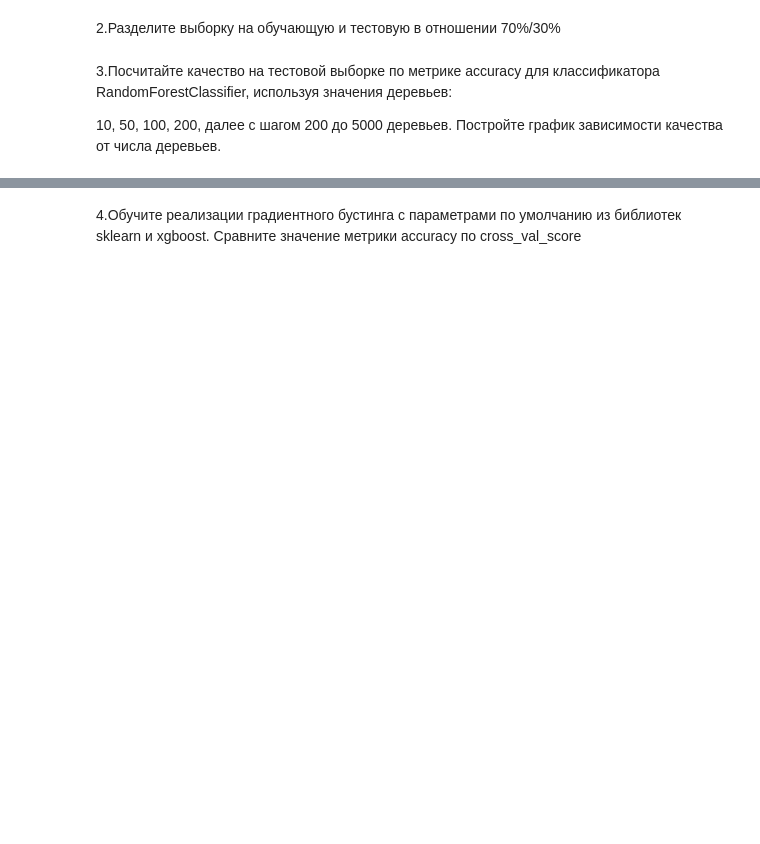
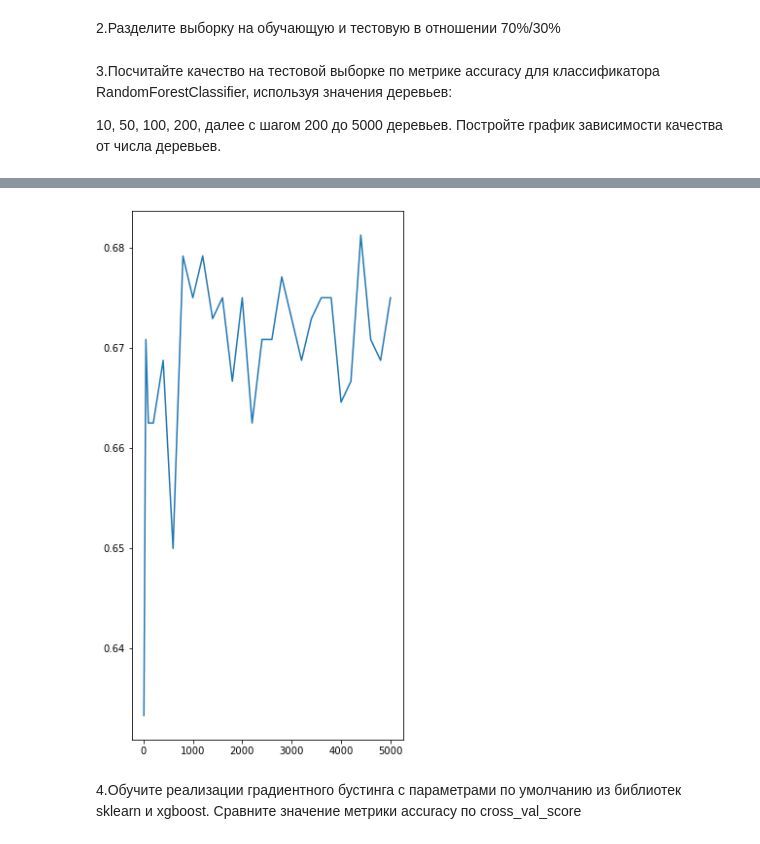
Before and after one commit to AlexeyLebedev90/HelloWorld, a Jupyter notebook: ML_2.ipynb, the cells around one changed output, grey strips where cells are left out. Drawn from its saved outputs; the diff is of its cells as text; code cells hidden in the pictures; blank space fills up the shorter version.

```diff
--- a/ML_2.ipynb
+++ b/ML_2.ipynb
@@ -96,3 +62,17 @@ tree_step
+# %%
+df = []
+for i in tree_step:
+  clf = RC(n_estimators=i)
+  clf.fit(X_train, y_train)
+  df_test = clf.score(X_test, y_test)
+  df.append({'i':i, 'df_test':df_test})
+# %%
+tree_step_df = pd.DataFrame(df)
+pyplot.figure (figsize=(5, 10))
+pyplot.plot(tree_step_df.i, tree_step_df.df_test)
+pyplot.show()
+# %% [output]
+[figure, added]
 # %% [markdown]
 4.Обучите реализации градиентного бустинга с параметрами по умолчанию из библиотек sklearn и xgboost. Сравните значение метрики accuracy по cross_val_score
 # %%
```
Also changed, not shown: parts of 25 cells of this notebook.
